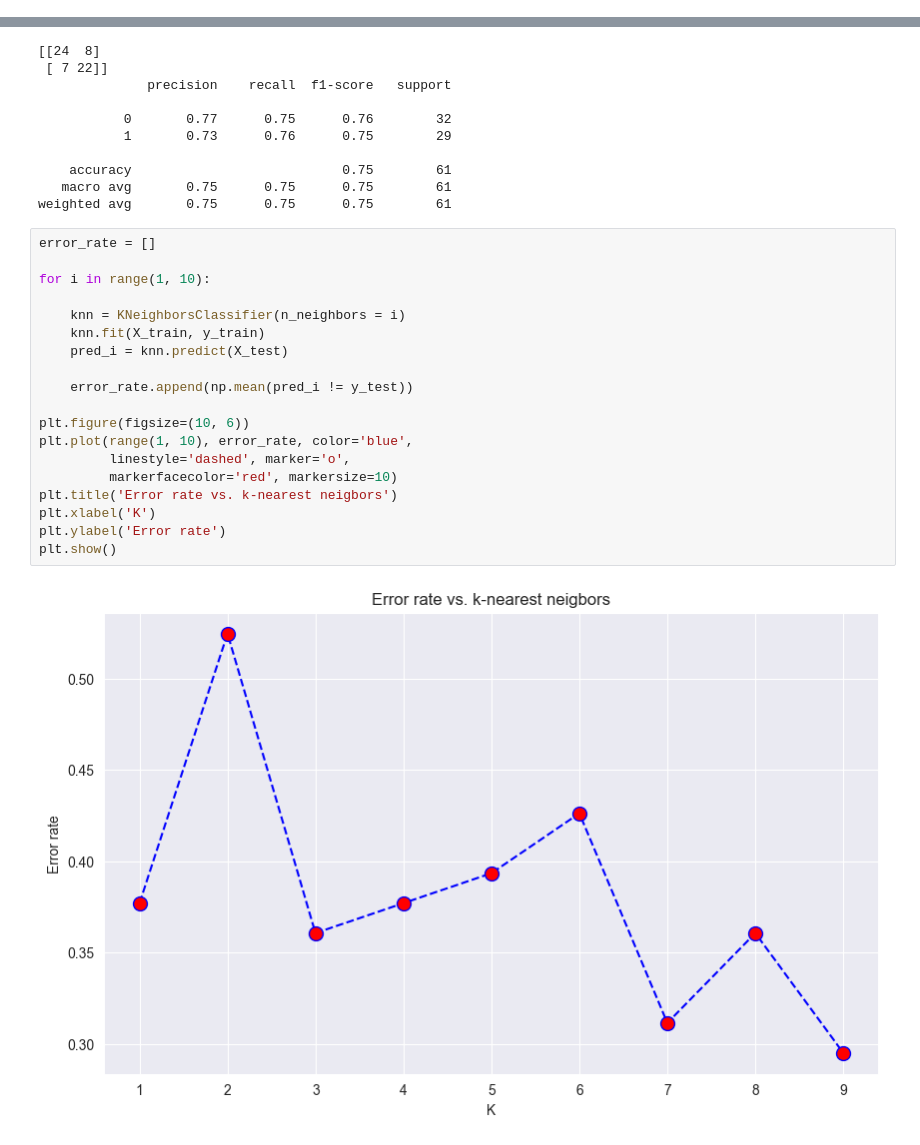
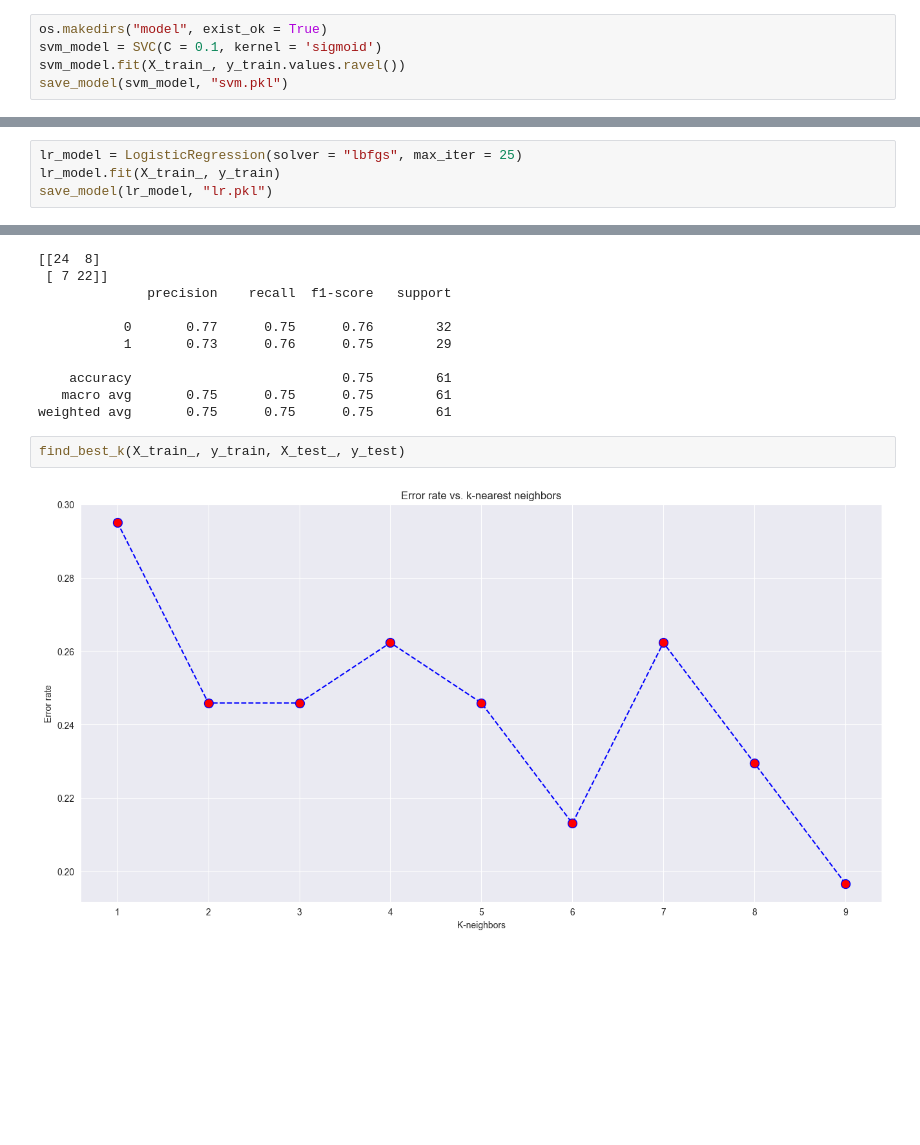
Before and after one commit to kotiyalanurag/Heart-Attack-Prediction-App, a Jupyter notebook: notebook/trials.ipynb, the cells around one changed output, grey strips where cells are left out. Drawn from its saved outputs; the diff is of its cells as text; blank space fills up the shorter version.

```diff
--- a/notebook/trials.ipynb
+++ b/notebook/trials.ipynb
@@ -148,6 +149,11 @@ print(best_params)
 # %% [output]
 Fitting 5 folds for each of 15 candidates, totalling 75 fits
 {'C': 0.1, 'kernel': 'sigmoid'}
+# %%
+os.makedirs("model", exist_ok = True)
+svm_model = SVC(C = 0.1, kernel = 'sigmoid')
+svm_model.fit(X_train_, y_train.values.ravel())
+save_model(svm_model, "svm.pkl")
 # %%
 params_grid = hyperparameters['lr']
 
@@ -159,6 +165,10 @@ print(best_params)
 # %% [output]
 Fitting 5 folds for each of 9 candidates, totalling 45 fits
 {'max_iter': 25, 'solver': 'lbfgs'}
+# %%
+lr_model = LogisticRegression(solver = "lbfgs", max_iter = 25)
+lr_model.fit(X_train_, y_train)
+save_model(lr_model, "lr.pkl")
 # %%
 lr = LogisticRegression()
 lr_ = lr.fit(X_train_, y_train)
@@ -216,27 +226,10 @@ print(classification_report(y_test, y_pred_knn))
     accuracy                           0.75        61
    macro avg       0.75      0.75      0.75        61
 weighted avg       0.75      0.75      0.75        61
-# %%
-error_rate = []
-
-for i in range(1, 10):
-
-    knn = KNeighborsClassifier(n_neighbors = i)
-    knn.fit(X_train, y_train)
-    pred_i = knn.predict(X_test)
-
-    error_rate.append(np.mean(pred_i != y_test))
-
-plt.figure(figsize=(10, 6))
-plt.plot(range(1, 10), error_rate, color='blue',
-         linestyle='dashed', marker='o',
-         markerfacecolor='red', markersize=10)
-plt.title('Error rate vs. k-nearest neigbors')
-plt.xlabel('K')
-plt.ylabel('Error rate')
-plt.show()
-# %% [output]
-[figure, removed]
+# %%
+find_best_k(X_train_, y_train, X_test_, y_test)
+# %% [output]
+[figure, added]
 # %%
 knn = KNeighborsClassifier(n_neighbors = 9)
 knn.fit(X_train_, y_train)
```
Also changed, not shown: parts of 7 cells of this notebook, 7 other files.
